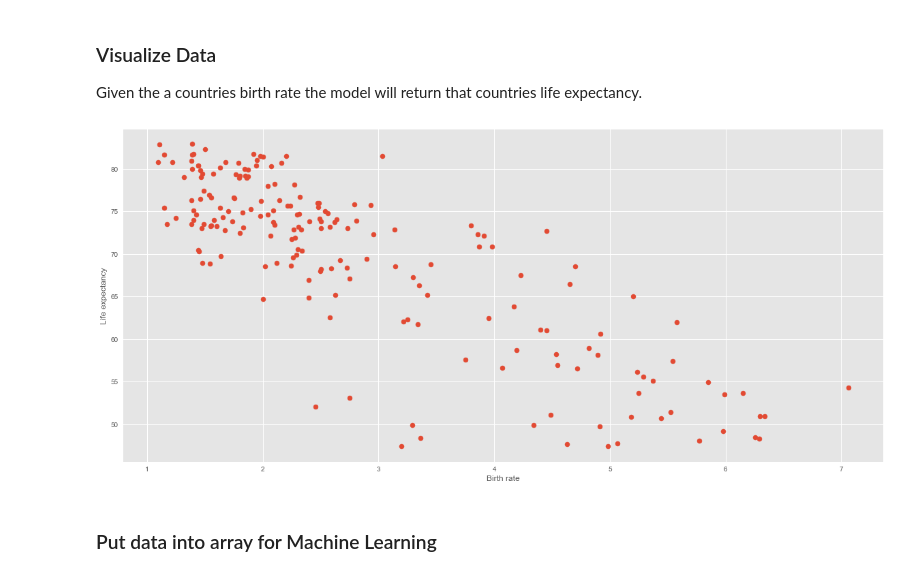
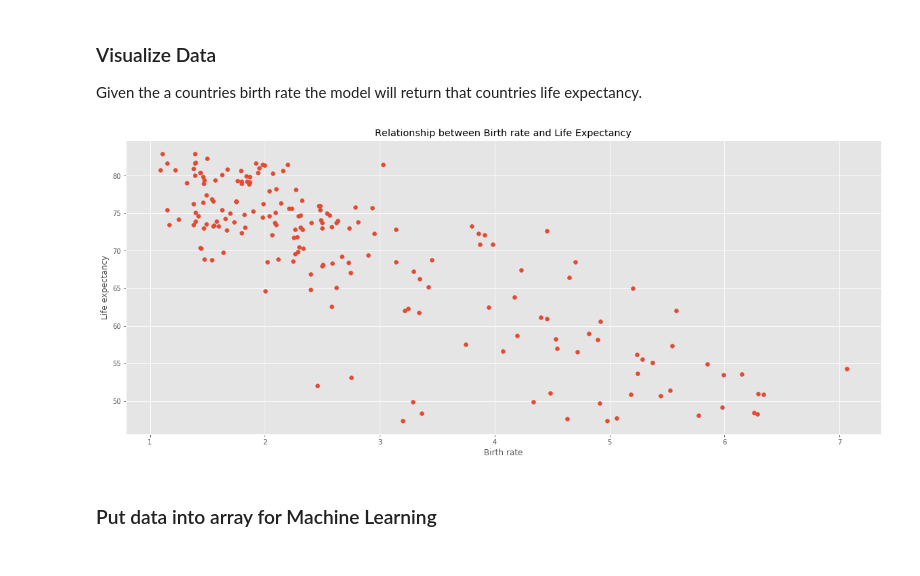
Before and after one commit to Libardo1/disrupt-ai-bootcamp, a Jupyter notebook: Machine Learning with TensorFlow/Predict Life Expectancy with TensorFlow.ipynb, the cells around one changed output. Saved outputs shown, nothing was run; the diff lists cells and outputs as text; code cells hidden in the pictures.

```diff
--- a/Machine Learning with TensorFlow/Predict Life Expectancy with TensorFlow.ipynb
+++ b/Machine Learning with TensorFlow/Predict Life Expectancy with TensorFlow.ipynb
@@ -24,13 +26,14 @@ plt.style.use('ggplot')
 ### Visualize Data
 Given the a countries birth rate the model will return that countries life expectancy.
 # %%
-plt.figure(figsize=(20,9))
+plt.figure(figsize=(20, 8))
+plt.title('Relationship between Birth rate and Life Expectancy')
 plt.xlabel('Birth rate')
 plt.ylabel('Life expectancy')
 plt.scatter(df['Birth rate'], df['Life expectancy'])
 plt.show()
 # %% [output]
-[figure, old version]
+[figure, new version]
 # %% [markdown]
 ### Put data into array for Machine Learning
 # %%
```
Also changed, not shown: parts of 8 cells of this notebook.
